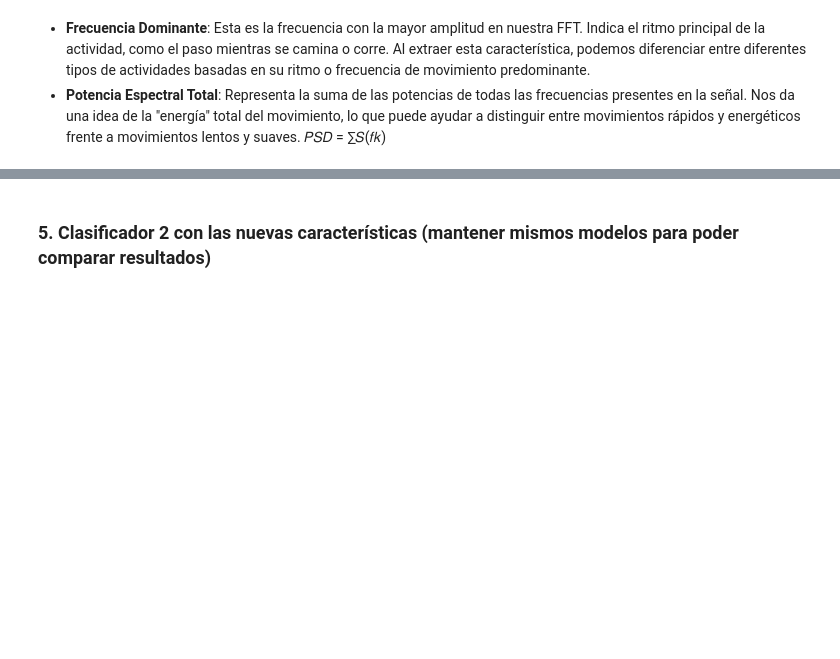
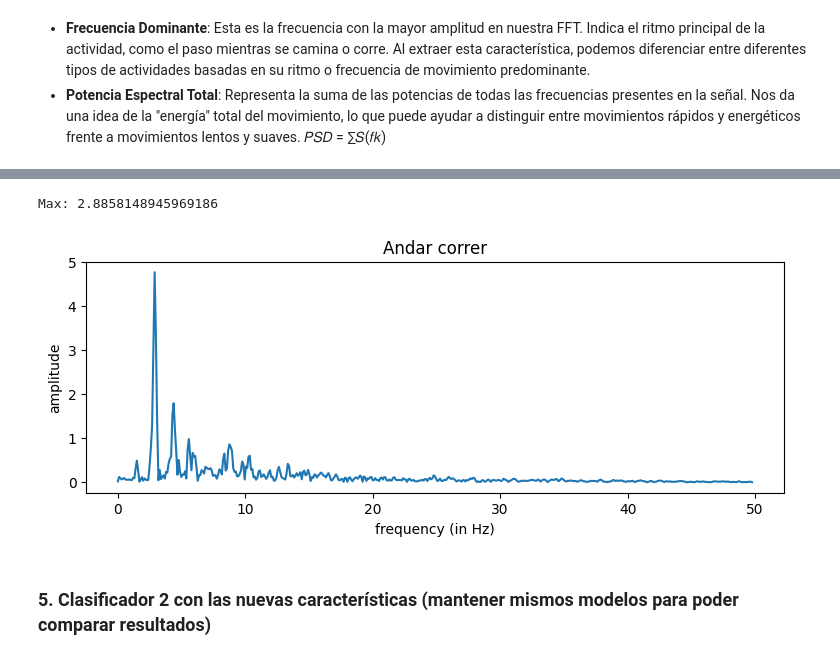
Before and after one commit to unaimleal/industria_acelerometro, a Jupyter notebook: practica1_movimientos.ipynb, the cells around one changed output, grey strips where cells are left out. Cells and saved outputs as stored; diff of their text form; code cells hidden in the pictures; blank space fills up the shorter version.

```diff
--- a/practica1_movimientos.ipynb
+++ b/practica1_movimientos.ipynb
@@ -330,3 +384,10 @@ plt.plot(np.mean(rfreqs_all, axis=0), np.mean(fft_mag_X_all, axis=0))
+# %%
+setup_graph(title='Andar correr', x_label='frequency (in Hz)', y_label='amplitude', fig_size=(9,3))
+plt.plot(rfreqs_all[2], fft_mag_X_all[2])
+print('Max:', rfreqs_all[2][np.argmax(fft_mag_X_all[2])])
+# %% [output]
+Max: 2.8858148945969186
+[figure, added]
 # %% [markdown]
 ### 5. Clasificador 2 con las nuevas características (mantener mismos modelos para poder comparar resultados)
 # %% [markdown]
```
Also changed, not shown: parts of 11 cells of this notebook, 5 other files.
